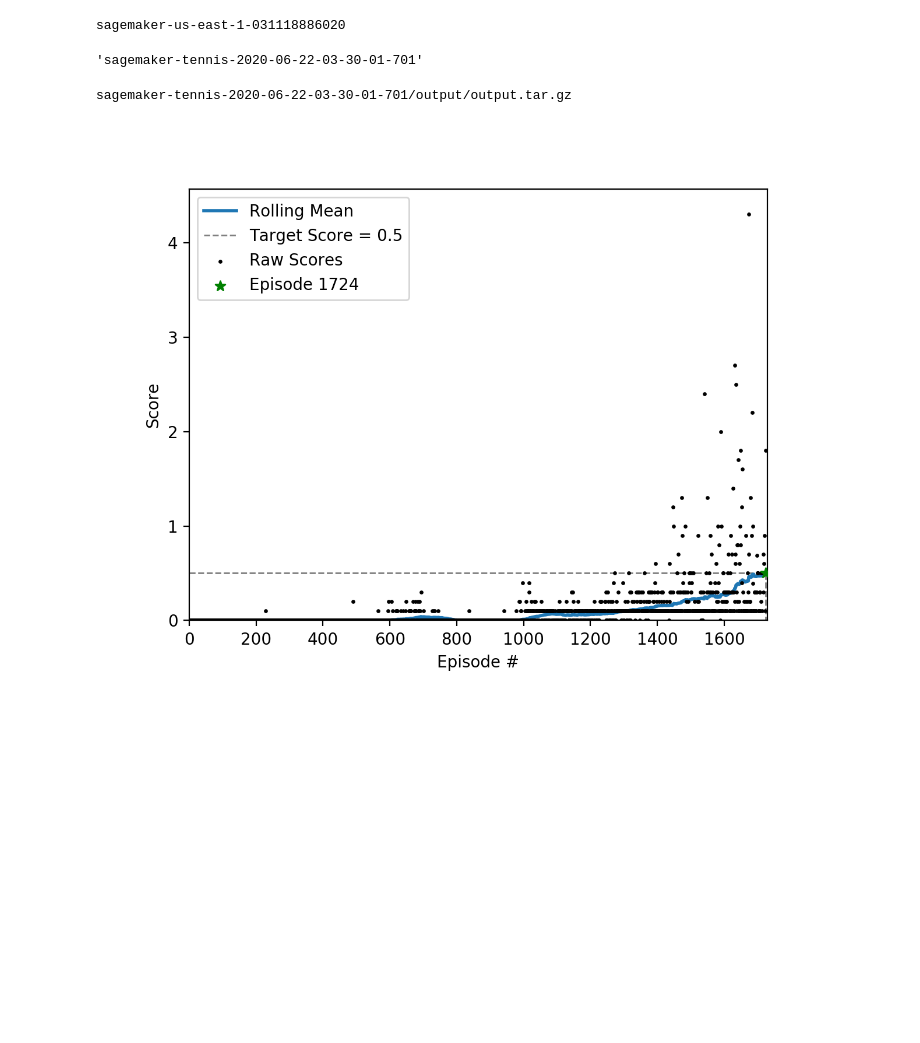
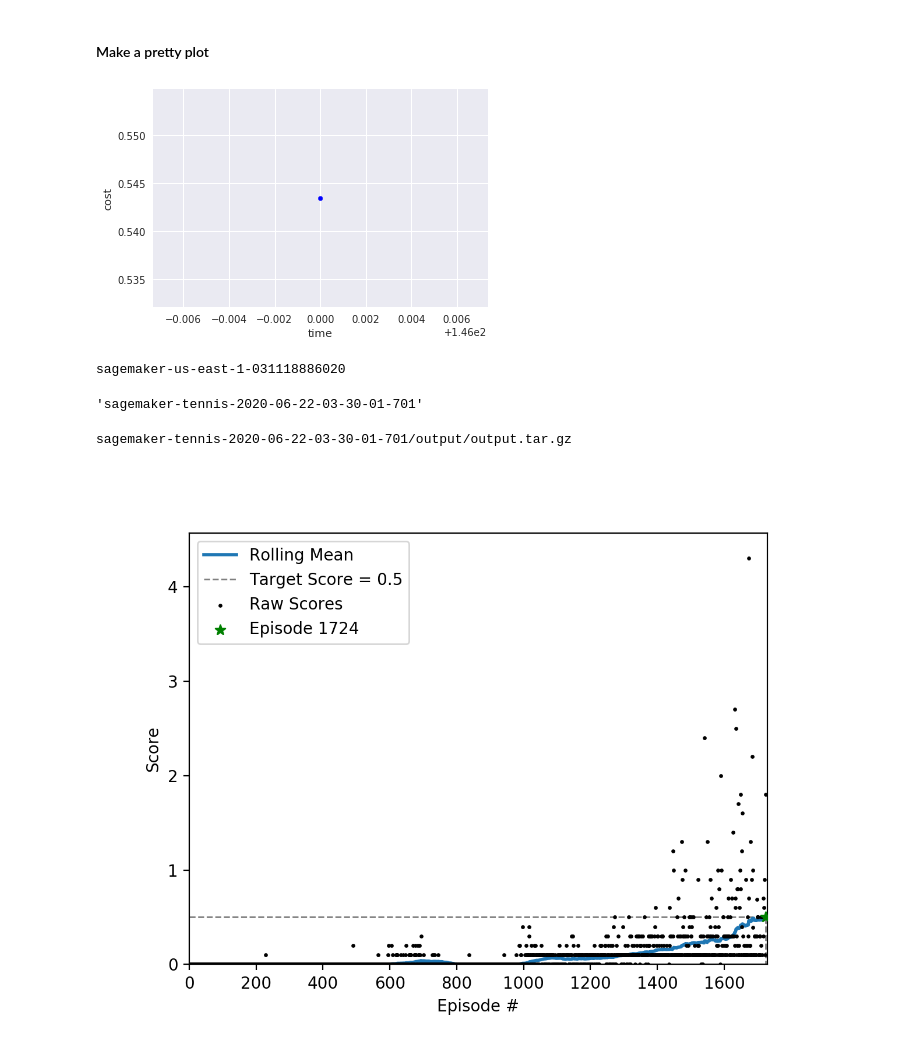
Before and after one commit to daniel-fudge/sagemaker-tennis, a Jupyter notebook: sensitivity.ipynb, the cells around one changed output. Cells and saved outputs as stored; diff of their text form; code cells hidden in the pictures; blank space fills up the shorter version.

```diff
--- a/sensitivity.ipynb
+++ b/sensitivity.ipynb
@@ -226,0 +21,8 @@ Billable seconds: 1427
+# %%
+role = get_execution_role()
+account = boto3.client('sts').get_caller_identity()['Account']
+region = boto3.Session().region_name
+image_names = {}
+for t in ['cpu', 'gpu']:
+    image_names[t] = '{}.dkr.ecr.{}.amazonaws.com/sagemaker-tennis-{}:latest'.format(account, region, t)
+    print(image_names[t])
@@ -226,0 +89,10 @@ Billable seconds: 1427
+# %%
+#for i in results.index.tolist():
+for i in ['ml.m5.large']:
+    estimator = Estimator(role=role,
+                      train_instance_count=n_instances,
+                      train_instance_type=i,
+                      image_name=image_names[results.loc[i, 'type']],
+                      hyperparameters={'epochs': n_epochs})
+    estimator.fit(wait=False)
+    results.loc[i, 'job_name'] = estimator._current_job_name
@@ -226,0 +102,14 @@ Billable seconds: 1427
+# %%
+client = boto3.client('sagemaker')
+#for i in results.index.tolist():
+for i in ['ml.m5.large']:
+    while True:
+        info = client.describe_training_job(TrainingJobName=results.loc[i, 'job_name'])
+        if info['TrainingJobStatus'] == 'Completed':
+            results.loc[i, 'time'] = info['BillableTimeInSeconds']
+            break
+        elif info['TrainingJobStatus'] == 'Failed':
+            print('ERROR:  {} failed!!!'.format(results.loc[i, 'job_name']))
+            break
+        else:
+            sleep(60)
@@ -226,0 +119,3 @@ Billable seconds: 1427
+# %%
+results['cost'] = results['price'] * results['time'] / 36
+results
@@ -227,3 +139,9 @@ Billable seconds: 1427
+# %% [markdown]
+#### Make a pretty plot
+# %%
+ax = results.plot.scatter(x='time', y='cost', c='blue')
+# %% [output]
+[figure, added]
 # %%
 import sagemaker
 
```
Also changed, not shown: parts of 34 cells of this notebook, 2 other files.
